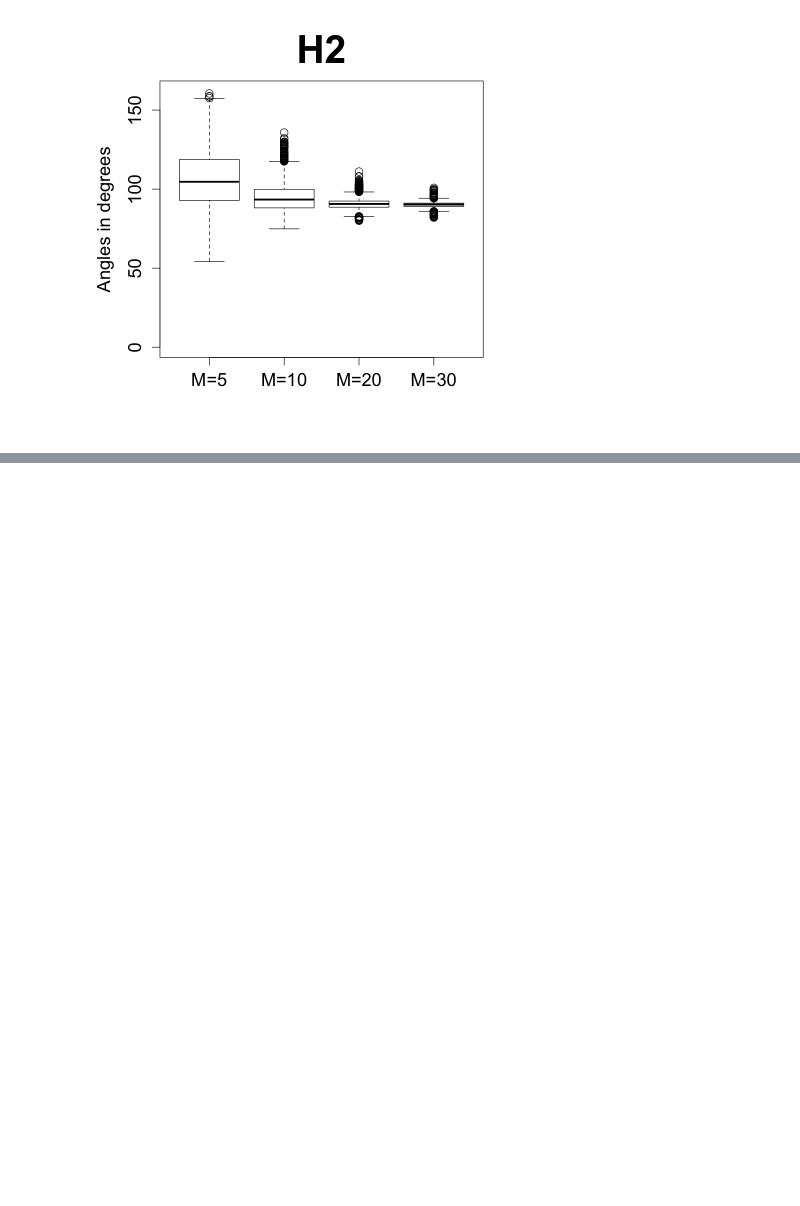
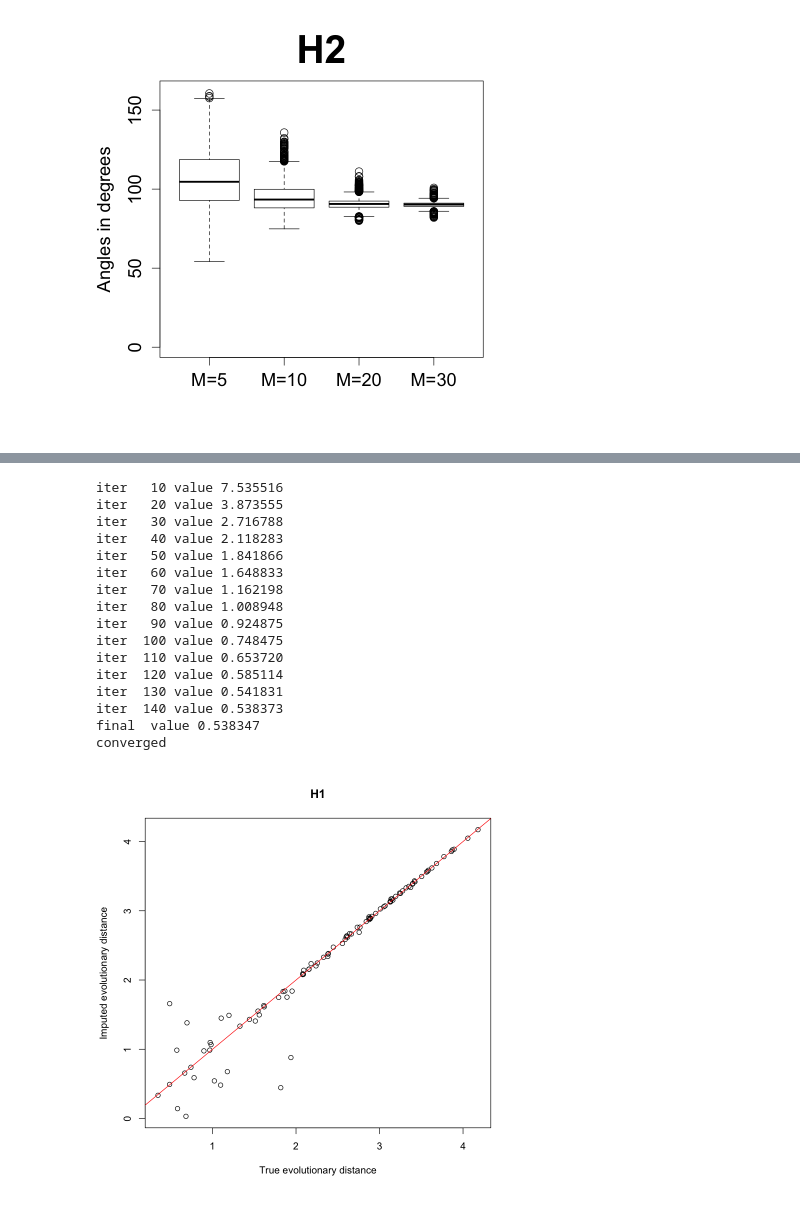
Before and after one commit to hmatsu1226/HyPhyTree, a Jupyter notebook: demo.ipynb, the cells around one changed output, grey strips where cells are left out. Cells and saved outputs as stored; diff of their text form; code cells hidden in the pictures; blank space fills up the shorter version.

```diff
--- a/demo.ipynb
+++ b/demo.ipynb
@@ -153,0 +260,64 @@ boxplot(tmp2, ylim=yrange, ylab="Angles in degrees", main="H2", cex.lab=1.4, cex
+# %%
+# H1 based imputation
+
+myfn_H1 <- function(para){
+    for(i in 1:length(na_pairs)){
+        D2[na_pairs[[i]][1], na_pairs[[i]][2]] <- para[i]
+        D2[na_pairs[[i]][2], na_pairs[[i]][1]] <- para[i]
+    }
+
+    H <- -cosh(D2)
+
+    return(-eigs_sym(H, 2, opts = list(retvec = FALSE), which="SA")$values[1])
+}
+
+D <- matrix(NA, Nleaves, Nleaves)
+D[idx1, idx1] <- cophenetic(reftree)[idx1, idx1]
+D[idx2, idx2] <- cophenetic(reftree)[idx2, idx2]
+
+na_pairs <- list()
+for(i in 1:(Nleaves-1)){
+    for(j in (i+1):Nleaves){
+        if(is.na(D[i,j])){
+            na_pairs <- c(na_pairs, list(c(i,j)))
+        }
+    }
+}
+
+D2 <- D
+#initialization
+tmp <- c()
+for(i in 1:length(na_pairs)){
+    D2[na_pairs[[i]][1], na_pairs[[i]][2]] <- max(abs(D[na_pairs[[i]][1],]-D[na_pairs[[i]][2],]), na.rm=TRUE)
+    D2[na_pairs[[i]][2], na_pairs[[i]][1]] <- D2[na_pairs[[i]][1], na_pairs[[i]][2]]
+    tmp <- c(tmp, D2[na_pairs[[i]][1], na_pairs[[i]][2]])
+}
+
+optpara <- optim(tmp, myfn_H1, method="L-BFGS-B", lower=0, upper=2*max(D, na.rm = TRUE), control=list(trace=1, maxit=1000))
+for(i in 1:length(na_pairs)){
+  D2[na_pairs[[i]][1], na_pairs[[i]][2]] <- optpara$par[i]
+  D2[na_pairs[[i]][2], na_pairs[[i]][1]] <- optpara$par[i]
+}
+
+a <- setdiff(idx1, idx2)
+b <- setdiff(idx2, idx1)
+plot(cophenetic(reftree)[a,b], D2[a,b], xlab="True evolutionary distance", ylab="Imputed evolutionary distance", main="H1")
+lines(c(-1,10), c(-1,10), col=2)
+# %% [output]
+iter   10 value 7.535516
+iter   20 value 3.873555
+iter   30 value 2.716788
+iter   40 value 2.118283
+iter   50 value 1.841866
+iter   60 value 1.648833
+iter   70 value 1.162198
+iter   80 value 1.008948
+iter   90 value 0.924875
+iter  100 value 0.748475
+iter  110 value 0.653720
+iter  120 value 0.585114
+iter  130 value 0.541831
+iter  140 value 0.538373
+final  value 0.538347
+converged
+[figure, added]
```
Also changed, not shown: parts of 4 cells of this notebook, 17 other files.
